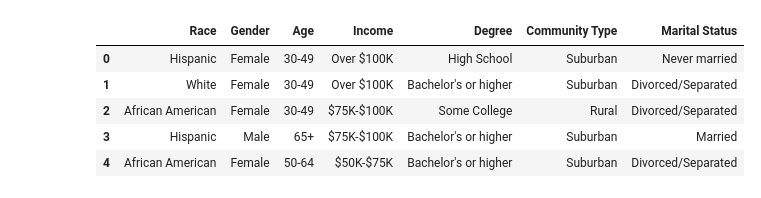
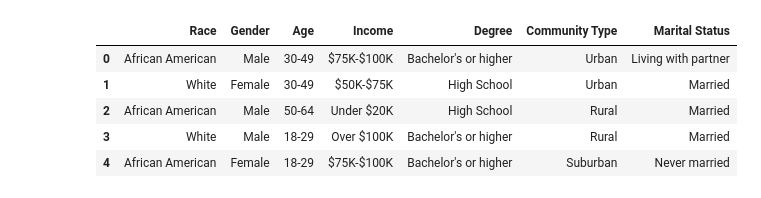
Before and after one commit to egeozin/generative-audience, a Jupyter notebook: agents/agents.ipynb, the cells around one changed output. Saved outputs shown, nothing was run; the diff lists cells and outputs as text; code cells hidden in the pictures.

```diff
--- a/agents/agents.ipynb
+++ b/agents/agents.ipynb
@@ -125,34 +134,34 @@ def format_paragraph(paragraph):
 # %%
 with open('population_parameters.json') as f:
     parameters = json.load(f)
 
 # Convert percentages to probabilities
 for category, distribution in parameters.items():
     total = sum(distribution.values())
     parameters[category] = {key: value / total for key, value in distribution.items()}
 
 def generate_population(N):
     # Function to sample from a distribution
     def sample_distribution(distribution):
         categories = list(distribution.keys())
         probabilities = list(distribution.values())
         return choice(categories, N, p=probabilities)
 
     # Sampling from each distribution
     population = {key: sample_distribution(value) for key, value in parameters.items()}
 
     return pd.DataFrame(population)
 
 # Example of generating a population of 100 individuals
-sample_population = generate_population(100)
+sample_population = generate_population(400)
 sample_population.head()
 # %% [output]
 |  | Race | Gender | Age | Income | Degree | Community Type | Marital Status |
-| 0 | Hispanic | Female | 30-49 | Over $100K | High School | Suburban | Never married |
-| 1 | White | Female | 30-49 | Over $100K | Bachelor's or higher | Suburban | Divorced/Separated |
-| 2 | African American | Female | 30-49 | $75K-$100K | Some College | Rural | Divorced/Separated |
-| 3 | Hispanic | Male | 65+ | $75K-$100K | Bachelor's or higher | Suburban | Married |
-| 4 | African American | Female | 50-64 | $50K-$75K | Bachelor's or higher | Suburban | Divorced/Separated |
+| 0 | African American | Male | 30-49 | $75K-$100K | Bachelor's or higher | Urban | Living with partner |
+| 1 | White | Female | 30-49 | $50K-$75K | High School | Urban | Married |
+| 2 | African American | Male | 50-64 | Under $20K | High School | Rural | Married |
+| 3 | White | Male | 18-29 | Over $100K | Bachelor's or higher | Rural | Married |
+| 4 | African American | Female | 18-29 | $75K-$100K | Bachelor's or higher | Suburban | Never married |
 # %%
 def generate_names_for_group(race, gender, age, count):
     # Prompt for ChatGPT to generate names based on race, gender, and age
```
Also changed, not shown: parts of 12 cells of this notebook, 7 other files.
